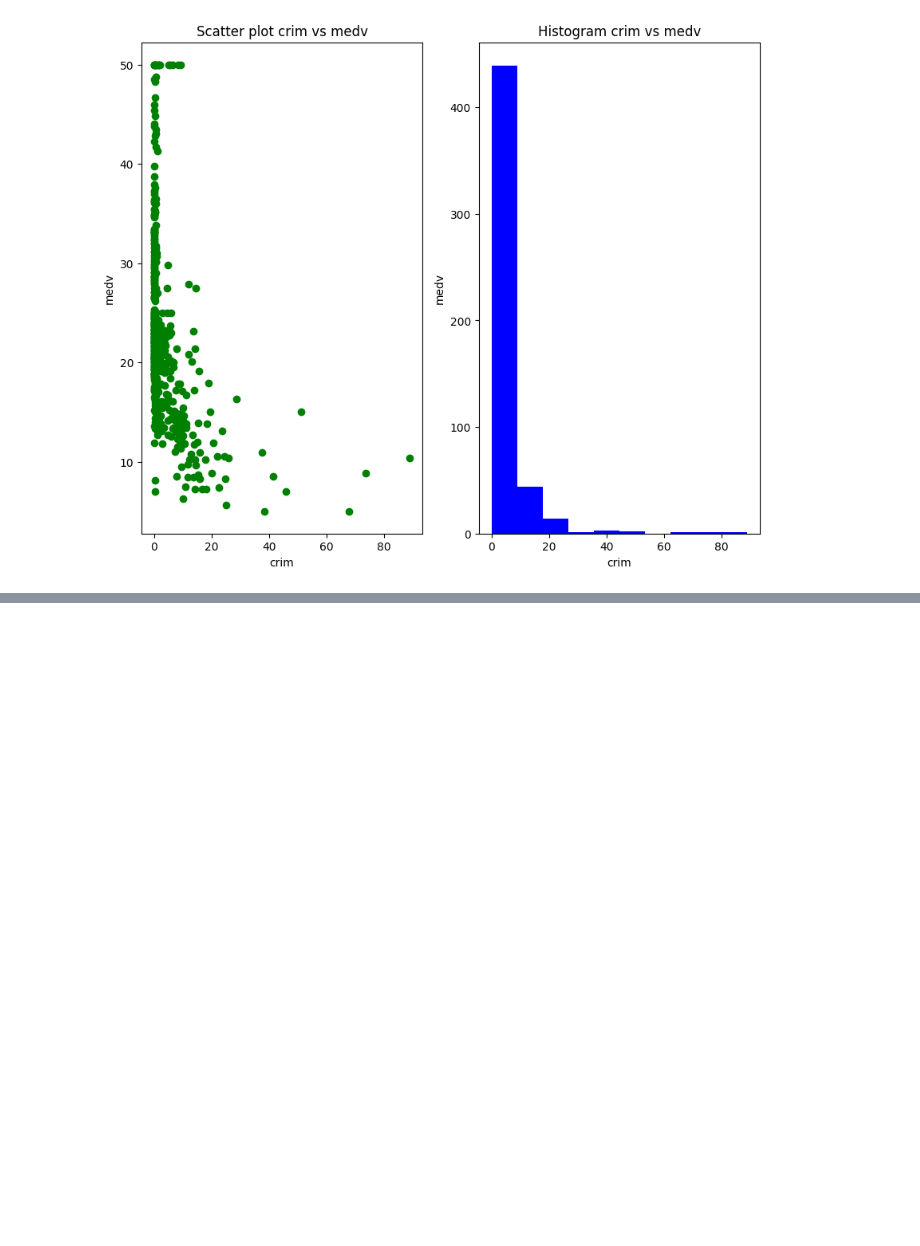
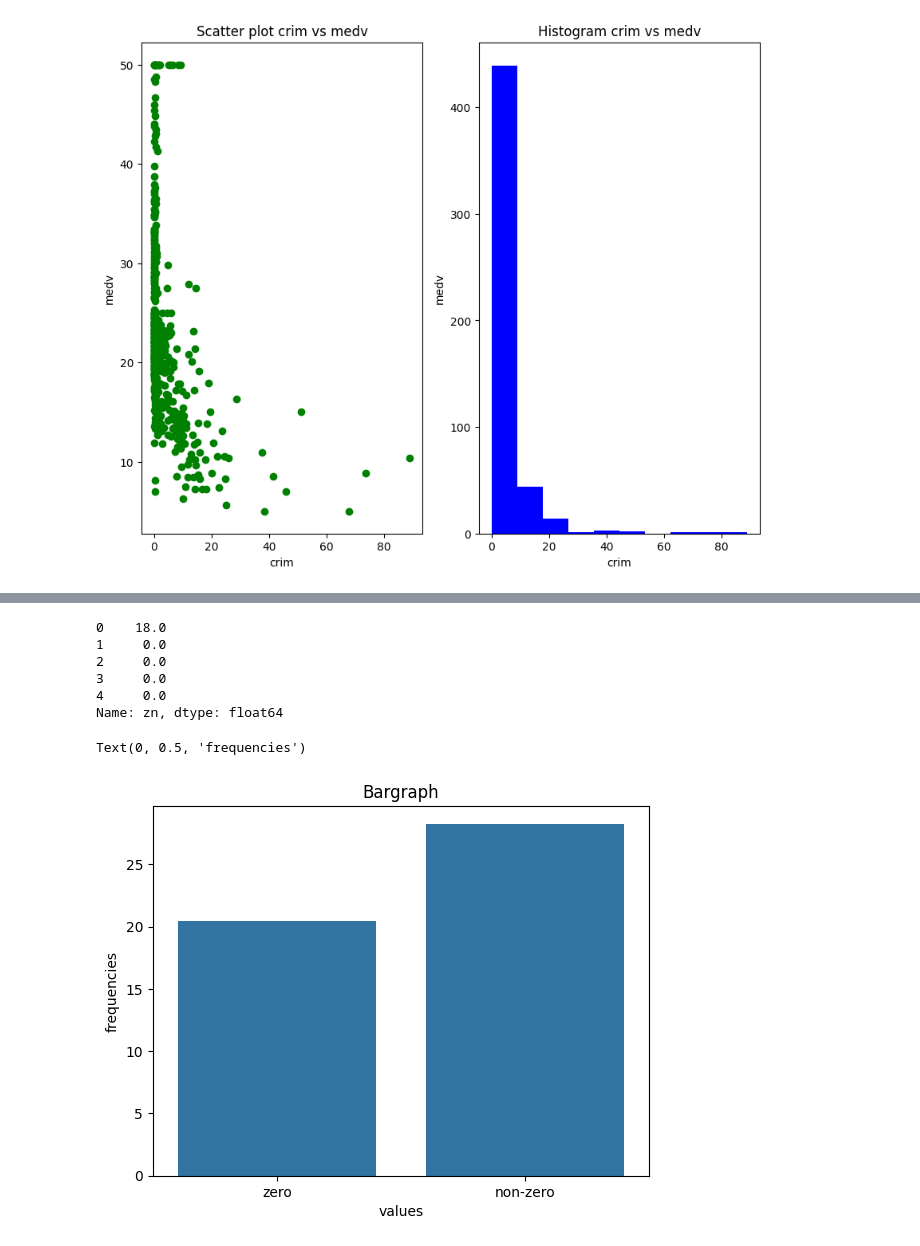
Before and after one commit to Pratyusha-Mukherjee/FSP-MachineLearning, a Jupyter notebook: day3/multiple_linear_regression.ipynb, the cells around one changed output, grey strips where cells are left out. Drawn from its saved outputs; the diff is of its cells as text; code cells hidden in the pictures; blank space fills up the shorter version.

```diff
--- a/day3/multiple_linear_regression.ipynb
+++ b/day3/multiple_linear_regression.ipynb
@@ -114,0 +115,21 @@ plt.show()
+# %%
+#reading thr value of the zn
+df['zn'].head(5)
+# %% [output]
+0    18.0
+1     0.0
+2     0.0
+3     0.0
+4     0.0
+Name: zn, dtype: float64
+# %%
+values=['zero','non-zero']
+frequencies = [df[df['zn']==0]['medv'].mean(),
+              df[df['zn']!=0]['medv'].mean() ]
+sns.barplot(x=values,y=frequencies)
+plt.title("Bargraph")
+plt.xlabel('values')
+plt.ylabel('frequencies')
+# %% [output]
+Text(0, 0.5, 'frequencies')
+[figure, added]
```
Also changed, not shown: parts of 2 cells of this notebook.
